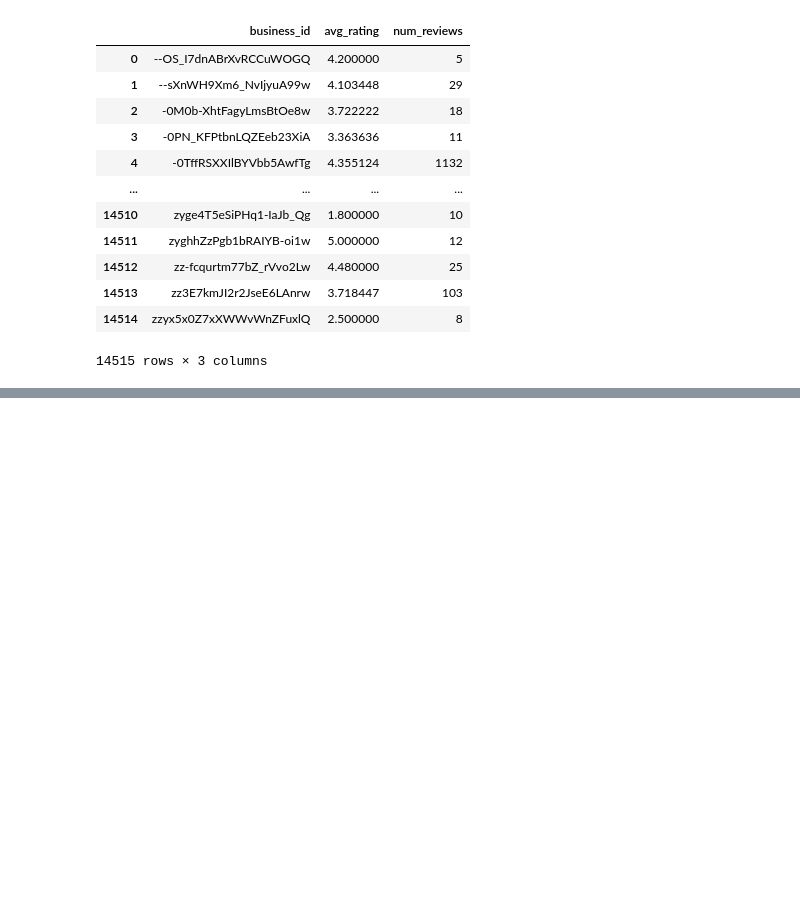
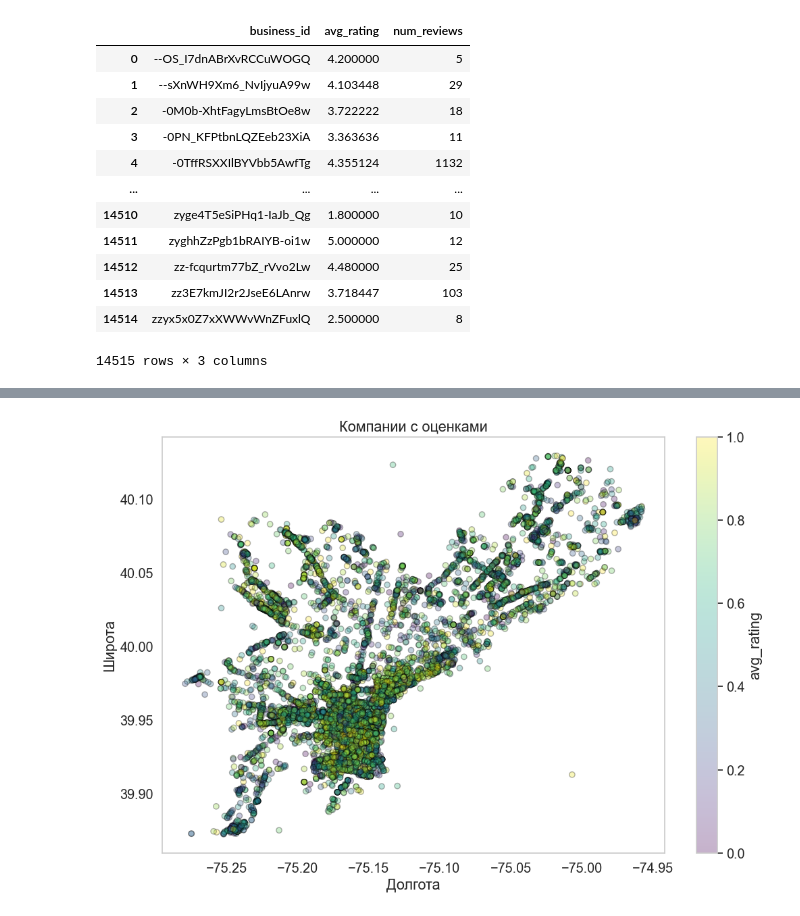
Before and after one commit to cfaring/ait-2025, a Jupyter notebook: lab1/lab1.ipynb, the cells around one changed output, grey strips where cells are left out. Saved outputs shown, nothing was run; the diff lists cells and outputs as text; code cells hidden in the pictures; blank space fills up the shorter version.

```diff
--- a/lab1/lab1.ipynb
+++ b/lab1/lab1.ipynb
@@ -286,0 +339,32 @@ KeyError: "None of ['business_id'] are in the columns"
+# %%
+# Нормализуем значения средней оценки для отображения цвета (от 0 до 1)
+min_rating = combined_data['avg_rating'].min()
+max_rating = combined_data['avg_rating'].max()
+combined_data['color'] = (combined_data['avg_rating'] - min_rating) / (max_rating - min_rating)
+
+# Создаем график
+plt.figure(figsize=(12, 8))
+
+# Наносим точки на график с прозрачностью
+scatter = plt.scatter(
+    combined_data['longitude'],
+    combined_data['latitude'],
+    c=combined_data['color'],  # Используем нормализованное значение для цвета
+    cmap='viridis',  # Цветовая палитра
+    alpha=0.3,  # Прозрачность
+    edgecolor='k'  # Обводка точек
+)
+
+# Добавляем цветовую шкалу
+plt.colorbar(scatter, label='avg_rating')
+
+# Устанавливаем названия осей и заголовок
+plt.xlabel('Долгота')
+plt.ylabel('Широта')
+plt.title('Компании с оценками')
+plt.grid()
+
+# Показываем график
+plt.show()
+# %% [output]
+[figure, added]
```
Also changed, not shown: parts of 28 cells of this notebook.
